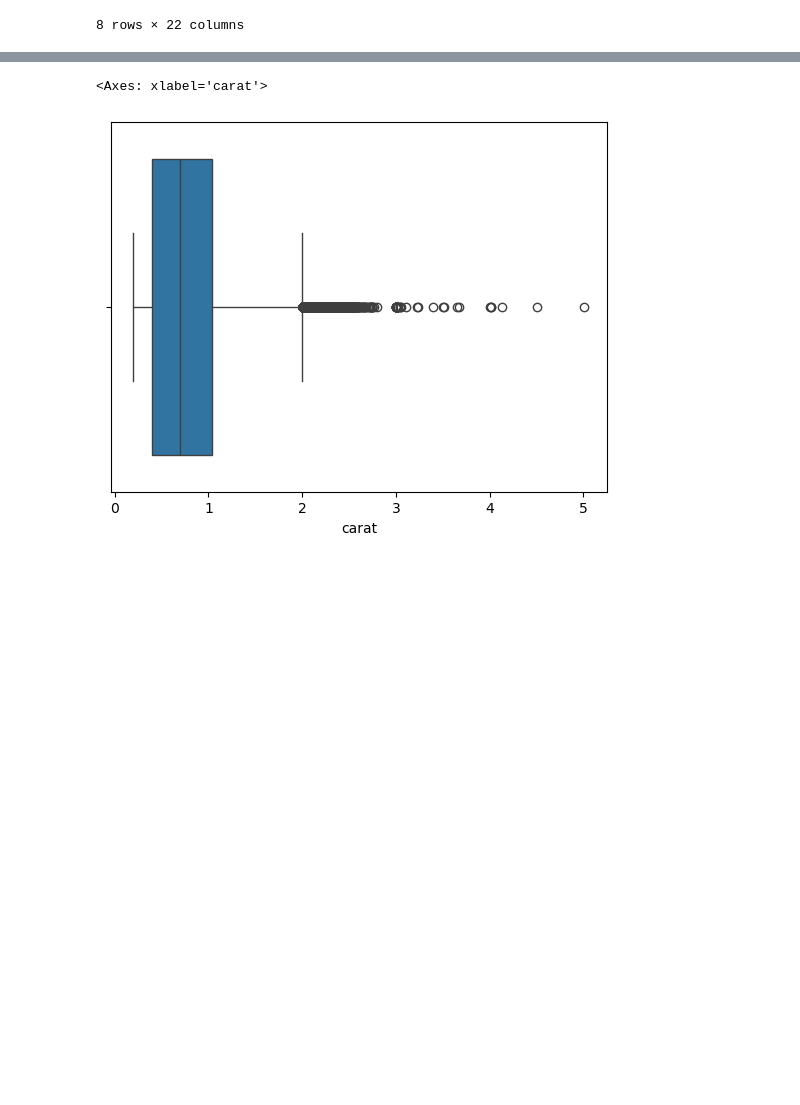
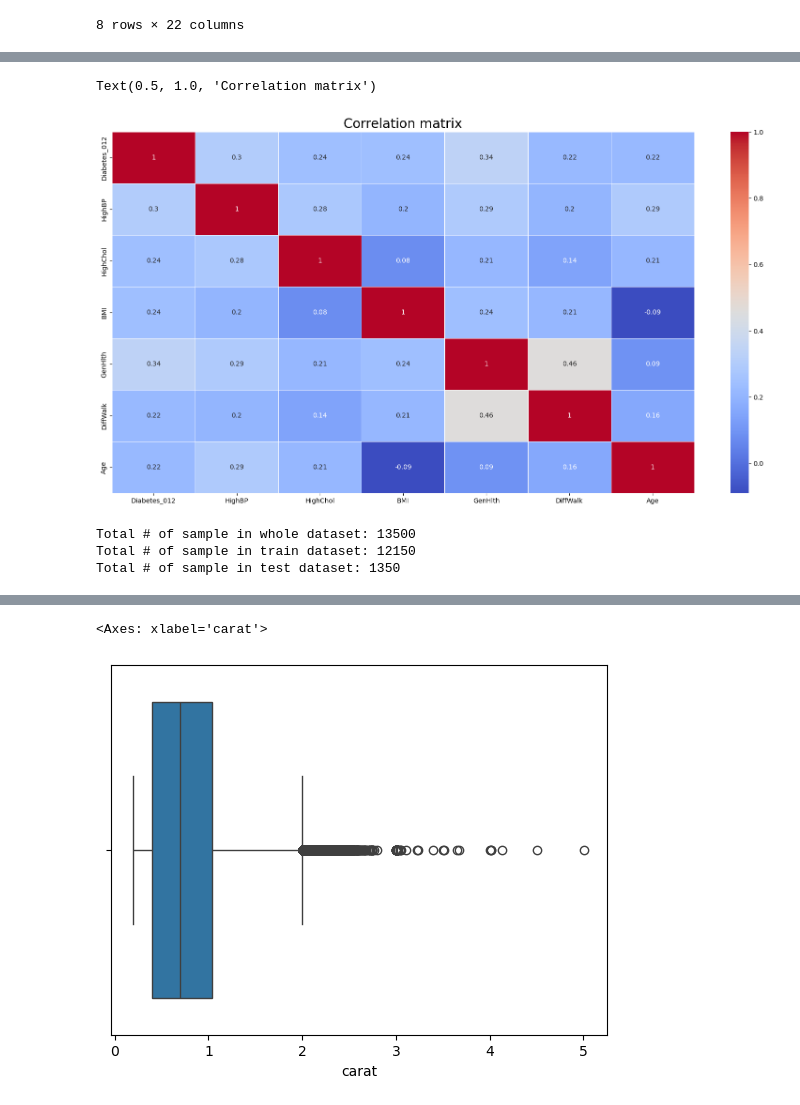
Before and after one commit to goenpiloes/dicoding-predictive-analysis, a Jupyter notebook: main.ipynb, the cells around one changed output, grey strips where cells are left out. Drawn from its saved outputs; the diff is of its cells as text; code cells hidden in the pictures; blank space fills up the shorter version.

```diff
--- a/main.ipynb
+++ b/main.ipynb
@@ -110,0 +142,31 @@ diamonds.loc[(diamonds['z'] == 0)]
+# %%
+features = [
+  'HighBP',
+  'HighChol',
+  'BMI',
+  'GenHlth',
+  'DiffWalk',
+  'Age'
+]
+
+plt.figure(figsize=(20,10))
+correlation_matrix = diabrs[['Diabetes_012']+features].corr().round(2)
+
+sns.heatmap(data=correlation_matrix, annot=True, cmap='coolwarm', linewidths=0.5,)
+plt.title('Correlation matrix', size=20)
+# %% [output]
+Text(0.5, 1.0, 'Correlation matrix')
+[figure, added]
+# %%
+X = diabrs[features]
+y = diabrs['Diabetes_012']
+
+X_train, X_test, y_train, y_test = train_test_split(X, y, test_size=0.1, random_state=10)
+
+print(f'Total # of sample in whole dataset: {len(X)}')
+print(f'Total # of sample in train dataset: {len(X_train)}')
+print(f'Total # of sample in test dataset: {len(X_test)}')
+# %% [output]
+Total # of sample in whole dataset: 13500
+Total # of sample in train dataset: 12150
+Total # of sample in test dataset: 1350
```
Also changed, not shown: parts of 27 cells of this notebook, 1 other file.
